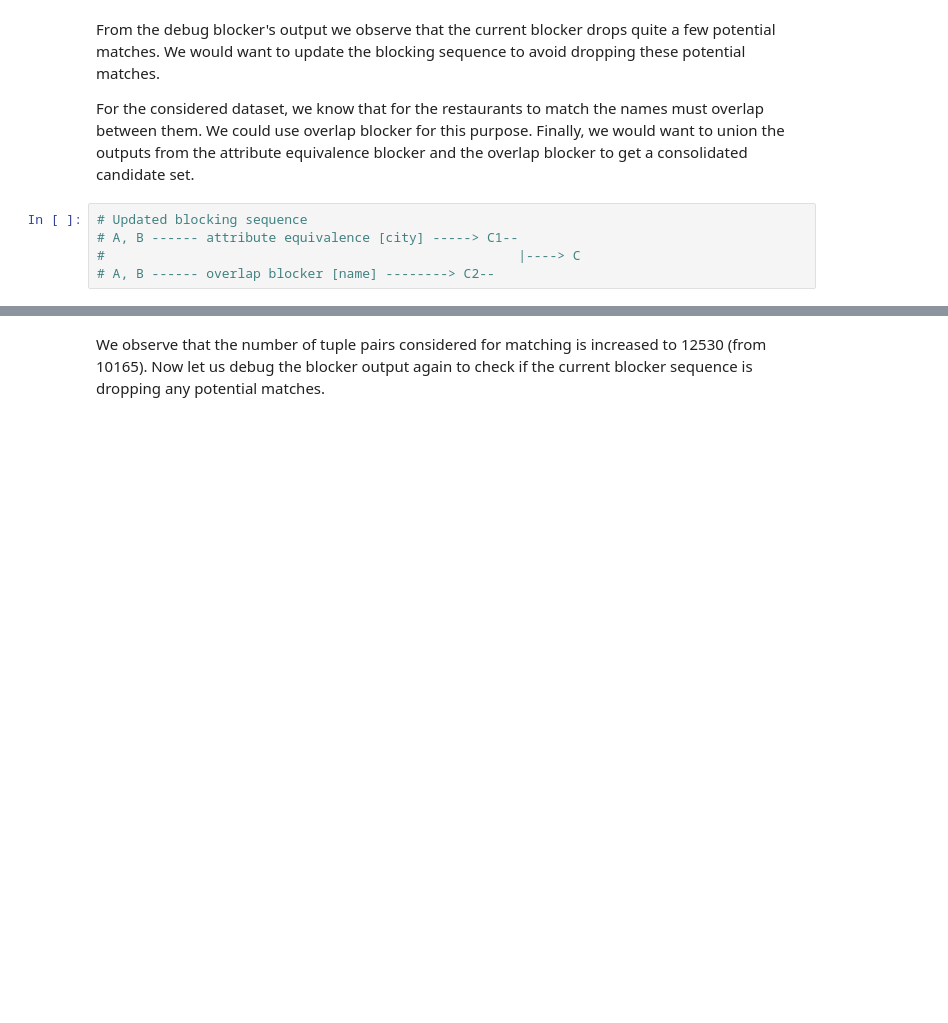
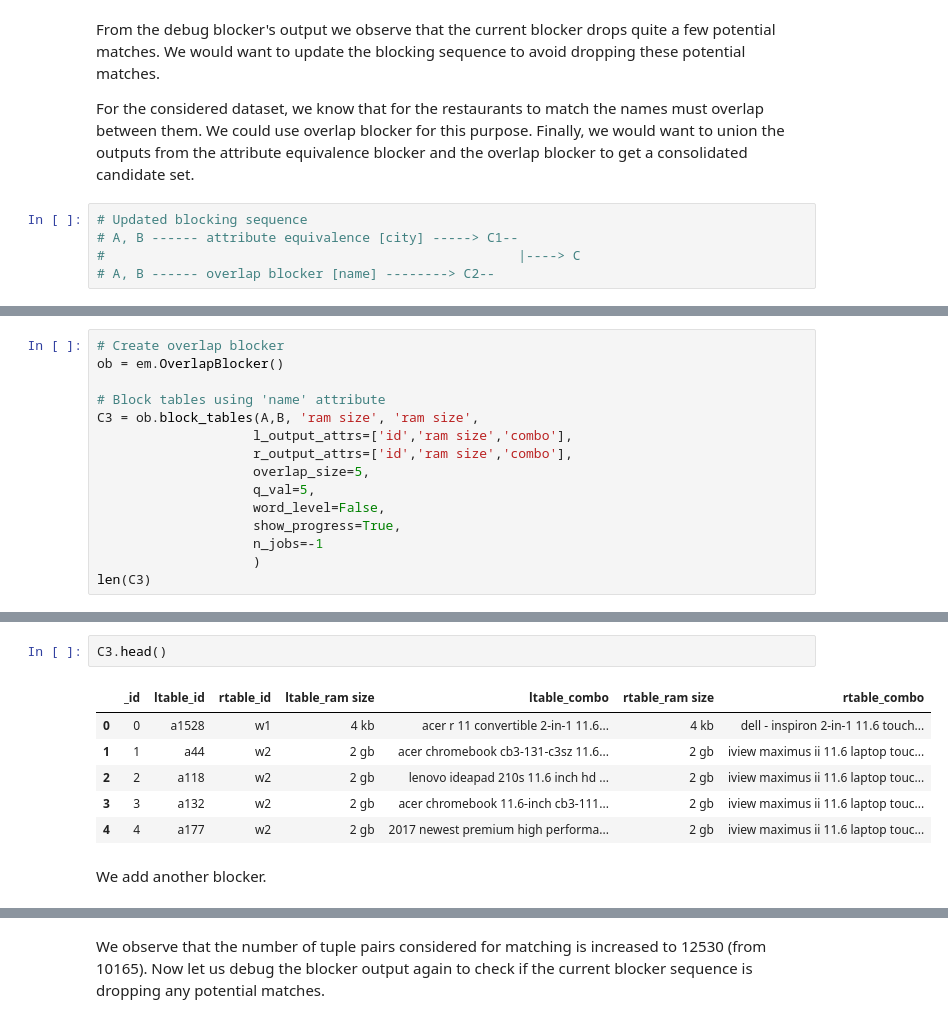
Before and after one commit to dliangsta/CS839-project, a Jupyter notebook: stage-3/notebook.ipynb, the cells around one changed output, grey strips where cells are left out. Saved outputs shown, nothing was run; the diff lists cells and outputs as text; blank space fills up the shorter version.

```diff
--- a/stage-3/notebook.ipynb
+++ b/stage-3/notebook.ipynb
@@ -159,0 +162,15 @@ C2.head(2)
+# %%
+# Create overlap blocker
+ob = em.OverlapBlocker()
+
+# Block tables using 'name' attribute
+C3 = ob.block_tables(A,B, 'ram size', 'ram size',
+                    l_output_attrs=['id','ram size','combo'],
+                    r_output_attrs=['id','ram size','combo'],
+                    overlap_size=5,
+                    q_val=5,
+                    word_level=False,
+                    show_progress=True,
+                    n_jobs=-1
+                    )
+len(C3)
@@ -159,0 +181,11 @@ C2.head(2)
+# %%
+C3.head()
+# %% [output]
+|  | _id | ltable_id | rtable_id | ltable_ram size | ltable_combo | rtable_ram size | rtable_combo |
+| 0 | 0 | a1528 | w1 | 4 kb | acer r 11 convertible 2-in-1 11.6... | 4 kb | dell - inspiron 2-in-1 11.6 touch... |
+| 1 | 1 | a44 | w2 | 2 gb | acer chromebook cb3-131-c3sz 11.6... | 2 gb | iview maximus ii 11.6 laptop touc... |
+| 2 | 2 | a118 | w2 | 2 gb | lenovo ideapad 210s 11.6 inch hd ... | 2 gb | iview maximus ii 11.6 laptop touc... |
+| 3 | 3 | a132 | w2 | 2 gb | acer chromebook 11.6-inch cb3-111... | 2 gb | iview maximus ii 11.6 laptop touc... |
+| 4 | 4 | a177 | w2 | 2 gb | 2017 newest premium high performa... | 2 gb | iview maximus ii 11.6 laptop touc... |
+# %% [markdown]
+We add another blocker.
```
Also changed, not shown: parts of 35 cells of this notebook, 7 other files.
